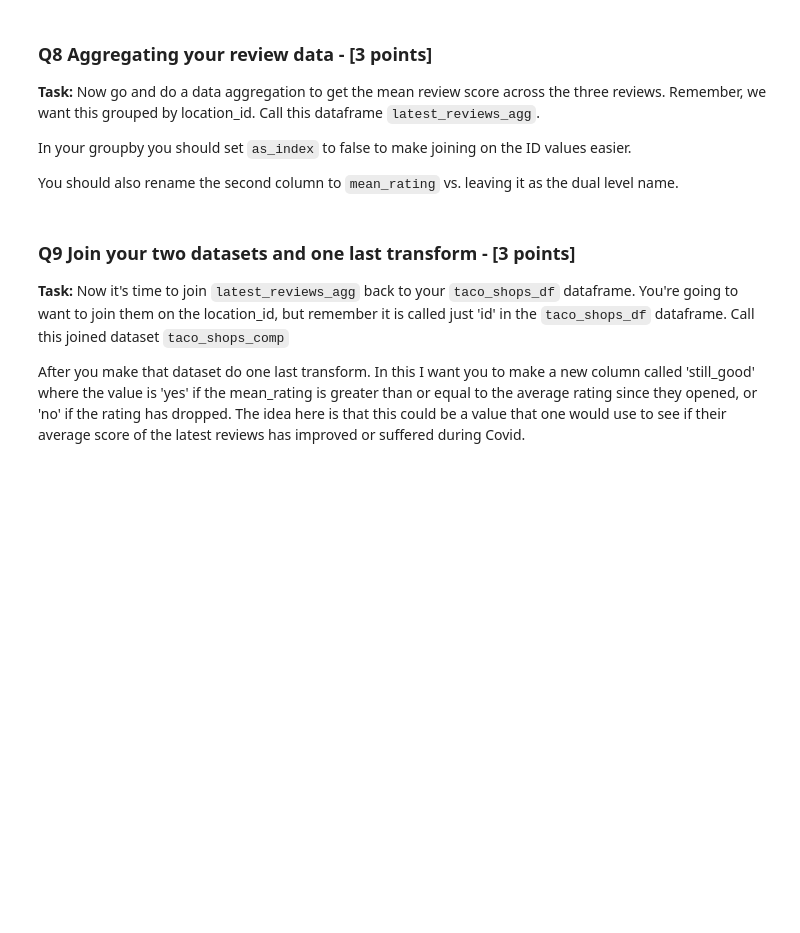
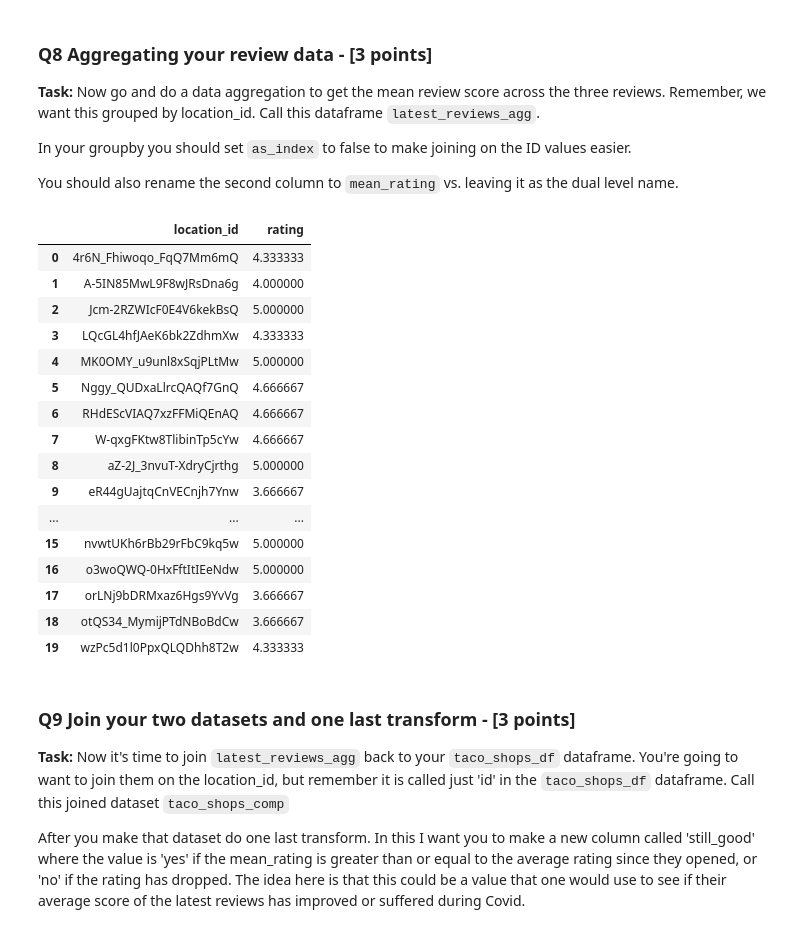
Before and after one commit to alostmathematician/ISTA-366, a Jupyter notebook: ISTA_322_Fa23_HW2_part_2_qin_xu.ipynb, the cells around one changed output. Cells and saved outputs as stored; diff of their text form; code cells hidden in the pictures; blank space fills up the shorter version.

```diff
--- a/ISTA_322_Fa23_HW2_part_2_qin_xu.ipynb
+++ b/ISTA_322_Fa23_HW2_part_2_qin_xu.ipynb
@@ -88,17 +129,18 @@ Now we're going to use the `reviews_query()` function to get the last three revi
 # %%
 ## Q7 Your code starts here
 # Write our loop
-.... = pd.DataFrame()
+import pandas as pd
+taco_shops_reviews_df = pd.DataFrame()
 
-for i in ...:
+for i in range(len(taco_shops_df)):
 
-  ... = ...
-  ... = ...
+  reviews = yelp_api.reviews_query(taco_shops_df['id'][i])['reviews']
+  reviews_df = json_normalize(reviews)
   reviews_df['location_id'] = taco_shops_df['id'][i]
-  ... = ... ....(...)
+  taco_shops_reviews_df = pd.concat([taco_shops_reviews_df, reviews_df], ignore_index=True)
 # %%
 # Select columns 'id', 'text', 'rating', 'time_created', 'location_id'
-...
+taco_shops_reviews_df = taco_shops_reviews_df[['id','text','rating','time_created','location_id']]
 ## Q7  Your code ends here - Any code outside of these start/end markers won't be graded
 # %% [markdown]
 ### Q8 Aggregating your review data - [3 points]
@@ -116,5 +161,23 @@ You should also rename the second column to `mean_rating` vs. leaving it as the
 # %%
 # Check it!
-...
+latest_reviews_agg
+# %% [output]
+|  | location_id | rating |
+| 0 | 4r6N_Fhiwoqo_FqQ7Mm6mQ | 4.333333 |
+| 1 | A-5IN85MwL9F8wJRsDna6g | 4.000000 |
+| 2 | Jcm-2RZWIcF0E4V6kekBsQ | 5.000000 |
+| 3 | LQcGL4hfJAeK6bk2ZdhmXw | 4.333333 |
+| 4 | MK0OMY_u9unl8xSqjPLtMw | 5.000000 |
+| 5 | Nggy_QUDxaLlrcQAQf7GnQ | 4.666667 |
+| 6 | RHdEScVIAQ7xzFFMiQEnAQ | 4.666667 |
+| 7 | W-qxgFKtw8TlibinTp5cYw | 4.666667 |
+| 8 | aZ-2J_3nvuT-XdryCjrthg | 5.000000 |
+| 9 | eR44gUajtqCnVECnjh7Ynw | 3.666667 |
+| ... | ... | ... |
+| 15 | nvwtUKh6rBb29rFbC9kq5w | 5.000000 |
+| 16 | o3woQWQ-0HxFftItIEeNdw | 5.000000 |
+| 17 | orLNj9bDRMxaz6Hgs9YvVg | 3.666667 |
+| 18 | otQS34_MymijPTdNBoBdCw | 3.666667 |
+| 19 | wzPc5d1l0PpxQLQDhh8T2w | 4.333333 |
 # %%
 # Rename so the two column names are 'location_id' and 'mean_rating'
```
Also changed, not shown: parts of 13 cells of this notebook.
